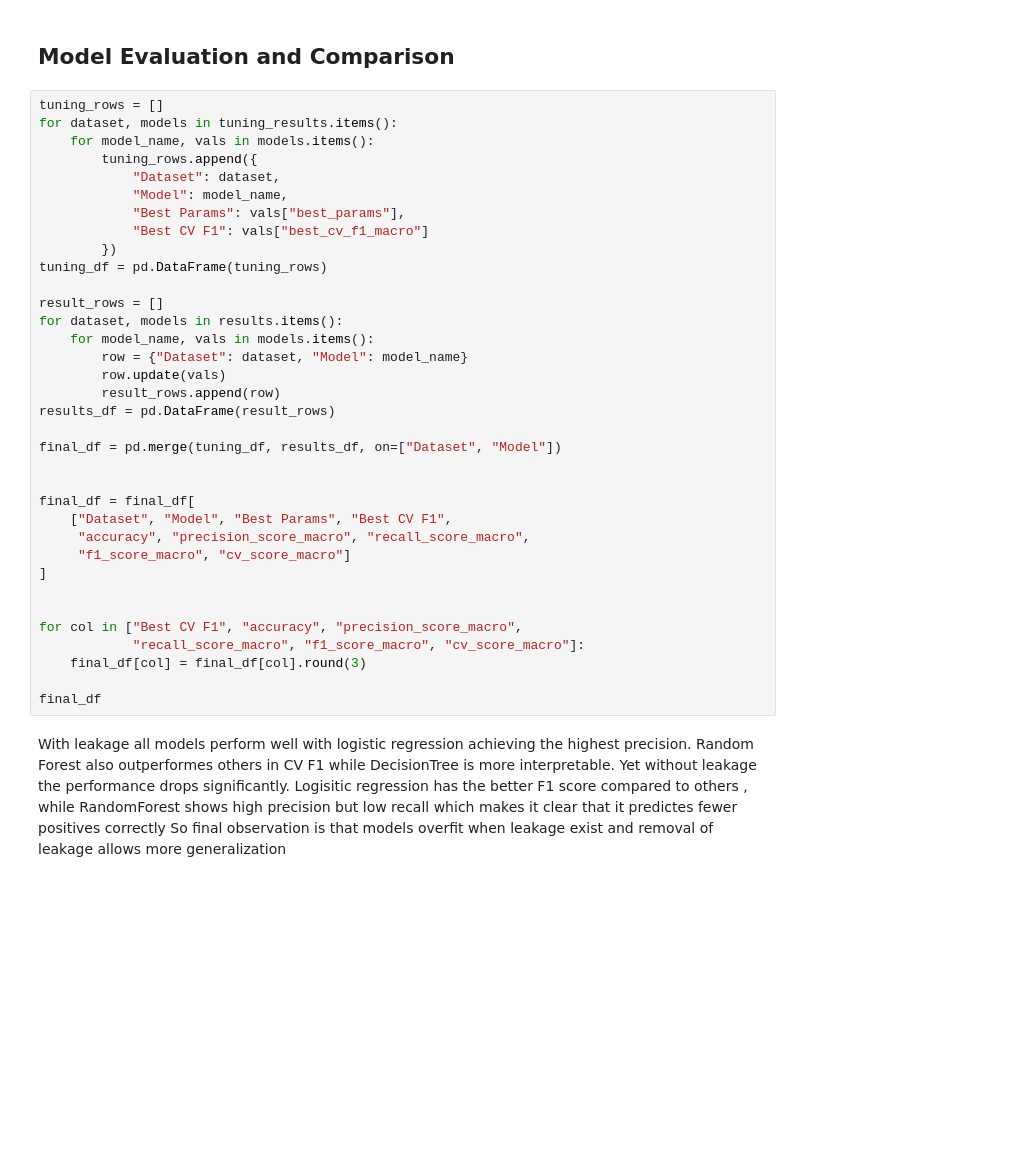
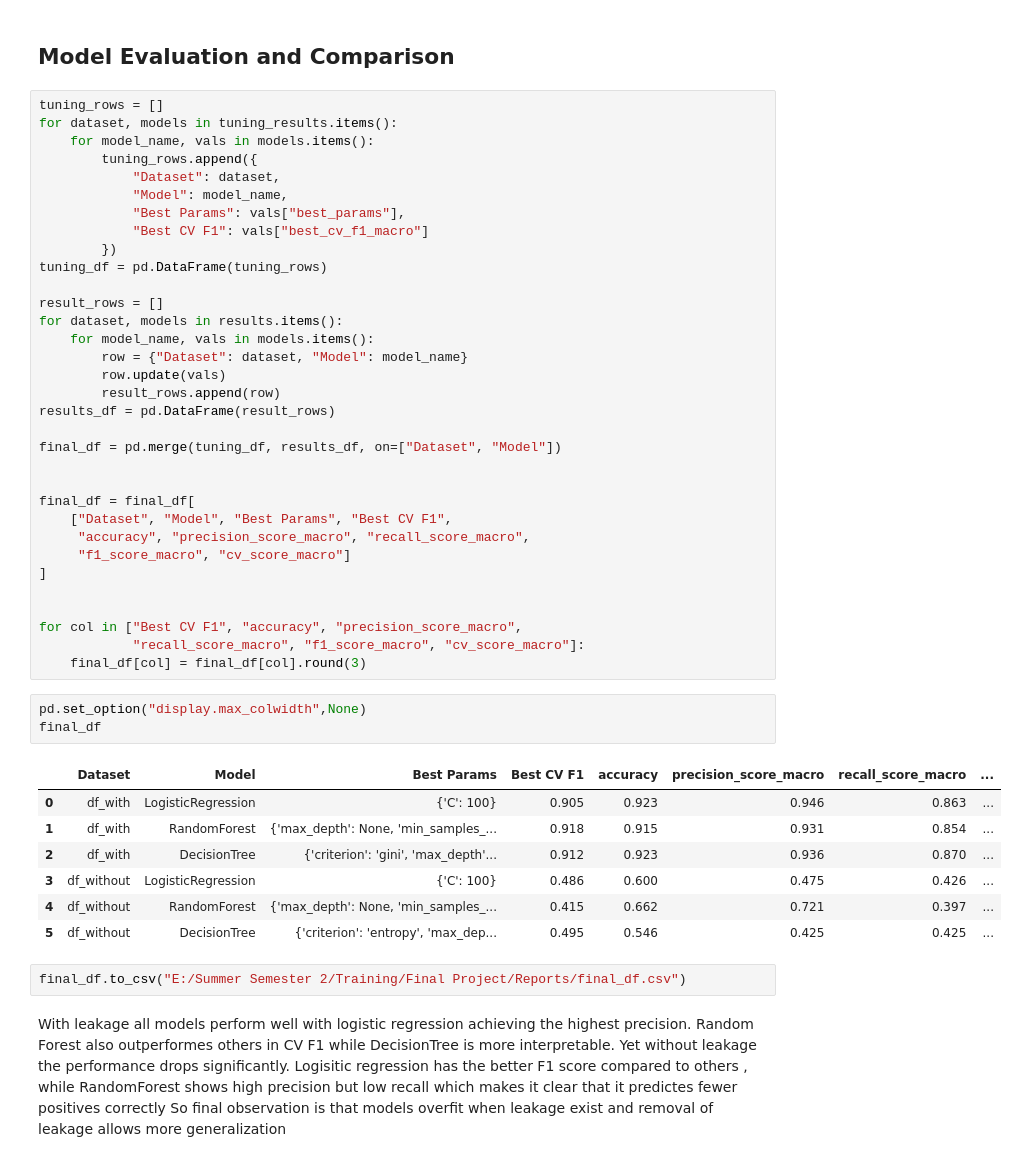
Before and after one commit to Habibahammadprogrammer/StudentsPerformance, a Jupyter notebook: Notebooks/FinalProject.ipynb, the cells around one changed output. Cells and saved outputs as stored; diff of their text form; blank space fills up the shorter version.

```diff
--- a/Notebooks/FinalProject.ipynb
+++ b/Notebooks/FinalProject.ipynb
@@ -799,8 +1219,19 @@ final_df = final_df[
 for col in ["Best CV F1", "accuracy", "precision_score_macro",
             "recall_score_macro", "f1_score_macro", "cv_score_macro"]:
     final_df[col] = final_df[col].round(3)
-
-final_df
+# %%
+pd.set_option("display.max_colwidth",None)
+final_df
+# %% [output]
+|  | Dataset | Model | Best Params | Best CV F1 | accuracy | precision_score_macro | recall_score_macro | ... |
+| 0 | df_with | LogisticRegression | {'C': 100} | 0.905 | 0.923 | 0.946 | 0.863 | ... |
+| 1 | df_with | RandomForest | {'max_depth': None, 'min_samples_... | 0.918 | 0.915 | 0.931 | 0.854 | ... |
+| 2 | df_with | DecisionTree | {'criterion': 'gini', 'max_depth'... | 0.912 | 0.923 | 0.936 | 0.870 | ... |
+| 3 | df_without | LogisticRegression | {'C': 100} | 0.486 | 0.600 | 0.475 | 0.426 | ... |
+| 4 | df_without | RandomForest | {'max_depth': None, 'min_samples_... | 0.415 | 0.662 | 0.721 | 0.397 | ... |
+| 5 | df_without | DecisionTree | {'criterion': 'entropy', 'max_dep... | 0.495 | 0.546 | 0.425 | 0.425 | ... |
+# %%
+final_df.to_csv("E:/Summer Semester 2/Training/Final Project/Reports/final_df.csv")
 # %% [markdown]
 With leakage all models perform well with logistic regression achieving the highest precision. Random Forest also outperformes others in CV F1 while DecisionTree is more interpretable.
 Yet without leakage the performance drops significantly. Logisitic regression has the better F1 score compared to others , while RandomForest shows high precision but low recall which makes it clear that it predictes fewer positives correctly
```
Also changed, not shown: parts of 76 cells of this notebook, 6 other files.
